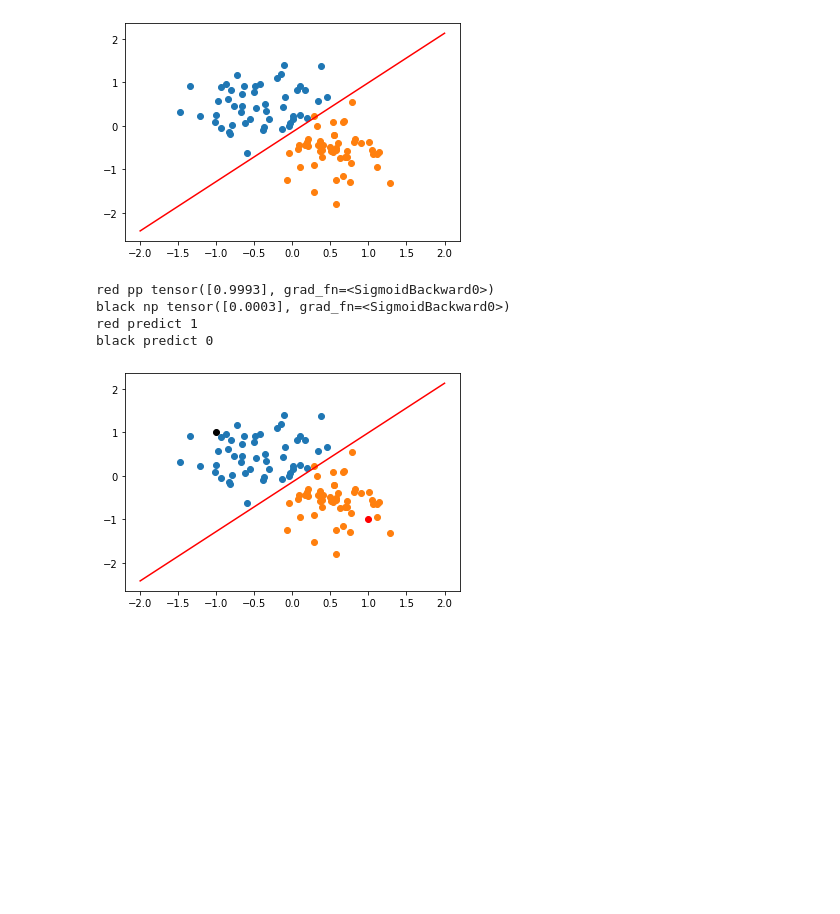
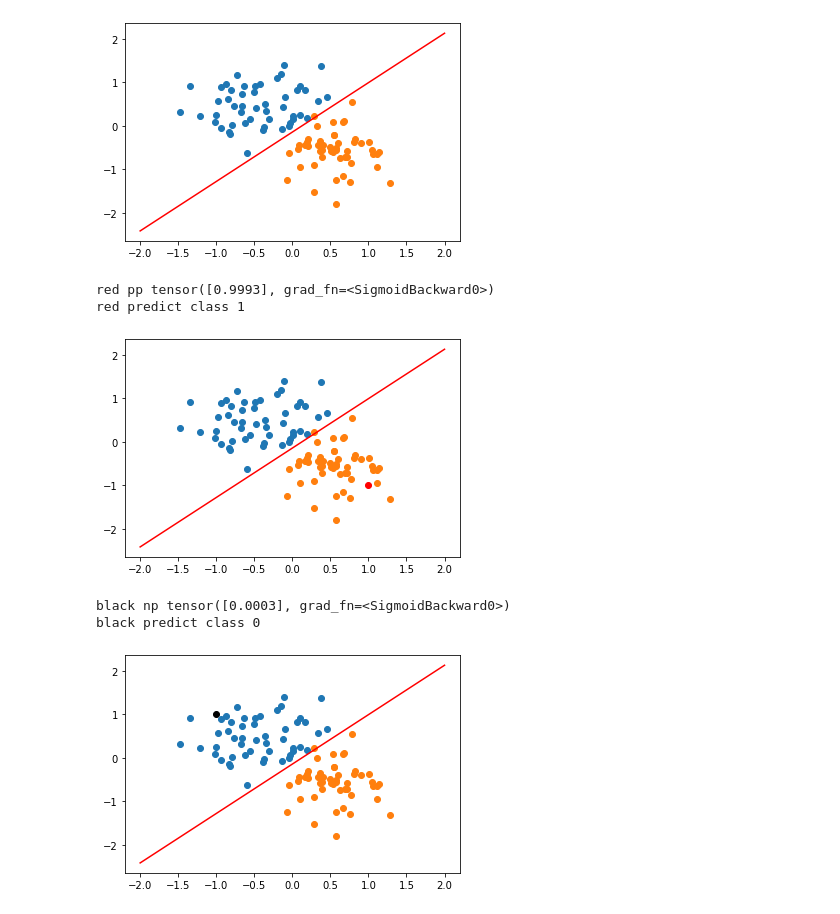
Before and after one commit to sam2332/Some-Notebooks, a Jupyter notebook: Machine Learning/pyTorch/course/Perceptions/Perceptitron.ipynb, the cells around one changed output. Cells and saved outputs as stored; diff of their text form; code cells hidden in the pictures; blank space fills up the shorter version.

```diff
--- a/Machine Learning/pyTorch/course/Perceptions/Perceptitron.ipynb
+++ b/Machine Learning/pyTorch/course/Perceptions/Perceptitron.ipynb
@@ -115,17 +110,22 @@ plot_fit("Trained Model")
 [figure]
 # %%
 point1 = torch.Tensor([1.0, -1.0])
-point2 = torch.Tensor([-1.0, 1.0])
 plt.plot(point1.numpy()[0], point1.numpy()[1], "ro")
-plt.plot(point2.numpy()[0], point2.numpy()[1], "ko")
+plot_fit("prediction")
 print(f"red pp {model.forward(point1)}")
-print(f"black np {model.forward(point2)}")
 print(f"red predict class {model.predict(point1)}")
-print(f"black predict class {model.predict(point2)}")
-plot_fit("prediction")
 # %% [output]
 red pp tensor([0.9993], grad_fn=<SigmoidBackward0>)
-black np tensor([0.0003], grad_fn=<SigmoidBackward0>)
-red predict 1
-black predict 0
+red predict class 1
-[figure, old version]
+[figure, new version]
+# %%
+
+point2 = torch.Tensor([-1.0, 1.0])
+plt.plot(point2.numpy()[0], point2.numpy()[1], "ko")
+print(f"black np {model.forward(point2)}")
+print(f"black predict class {model.predict(point2)}")
+plot_fit("prediction")
+# %% [output]
+black np tensor([0.0003], grad_fn=<SigmoidBackward0>)
+black predict class 0
+[figure, added]
```
Also changed, not shown: parts of 2 cells of this notebook.
